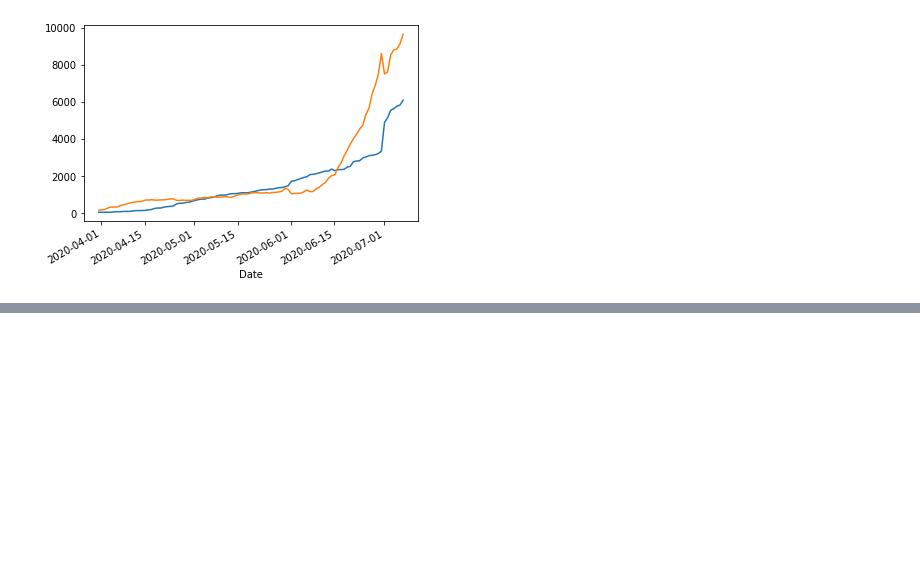
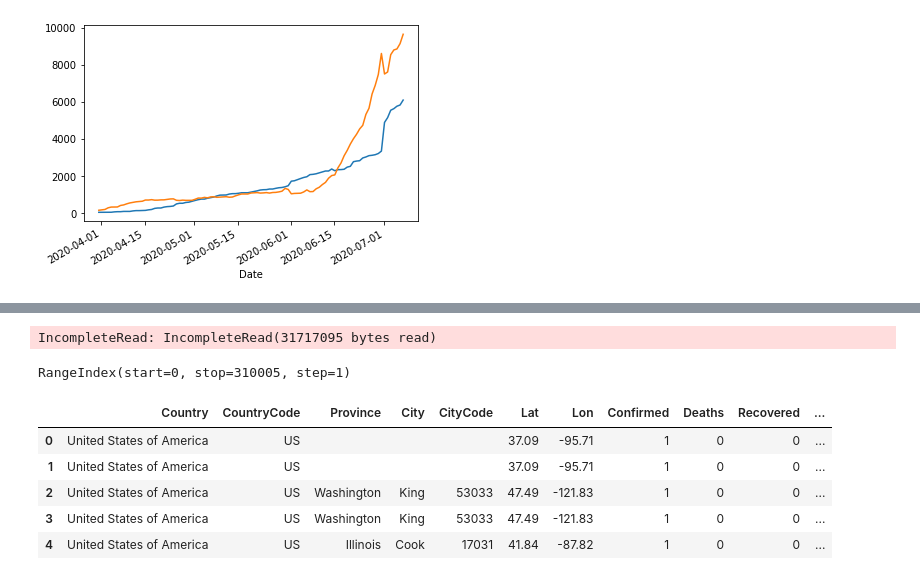
Before and after one commit to lancereinsmith/sacovid, a Jupyter notebook: Chart tester.ipynb, the cells around one changed output, grey strips where cells are left out. Saved outputs shown, nothing was run; the diff lists cells and outputs as text; code cells hidden in the pictures; blank space fills up the shorter version.

```diff
--- a/Chart tester.ipynb
+++ b/Chart tester.ipynb
@@ -95,0 +133,4 @@ df['Recovered'].plot()
+# %%
+df = pd.read_json('https://api.covid19api.com/dayone/country/united-states/status/deaths',convert_dates=True)
+# %% [output]
+IncompleteRead: IncompleteRead(31717095 bytes read)
@@ -95,0 +141,13 @@ df['Recovered'].plot()
+# %%
+df.index
+# %% [output]
+RangeIndex(start=0, stop=310005, step=1)
+# %%
+df.head()
+# %% [output]
+|  | Country | CountryCode | Province | City | CityCode | Lat | Lon | Confirmed | Deaths | Recovered | ... |
+| 0 | United States of America | US |  |  |  | 37.09 | -95.71 | 1 | 0 | 0 | ... |
+| 1 | United States of America | US |  |  |  | 37.09 | -95.71 | 1 | 0 | 0 | ... |
+| 2 | United States of America | US | Washington | King | 53033 | 47.49 | -121.83 | 1 | 0 | 0 | ... |
+| 3 | United States of America | US | Washington | King | 53033 | 47.49 | -121.83 | 1 | 0 | 0 | ... |
+| 4 | United States of America | US | Illinois | Cook | 17031 | 41.84 | -87.82 | 1 | 0 | 0 | ... |
```
Also changed, not shown: parts of 15 cells of this notebook, 5 other files.
